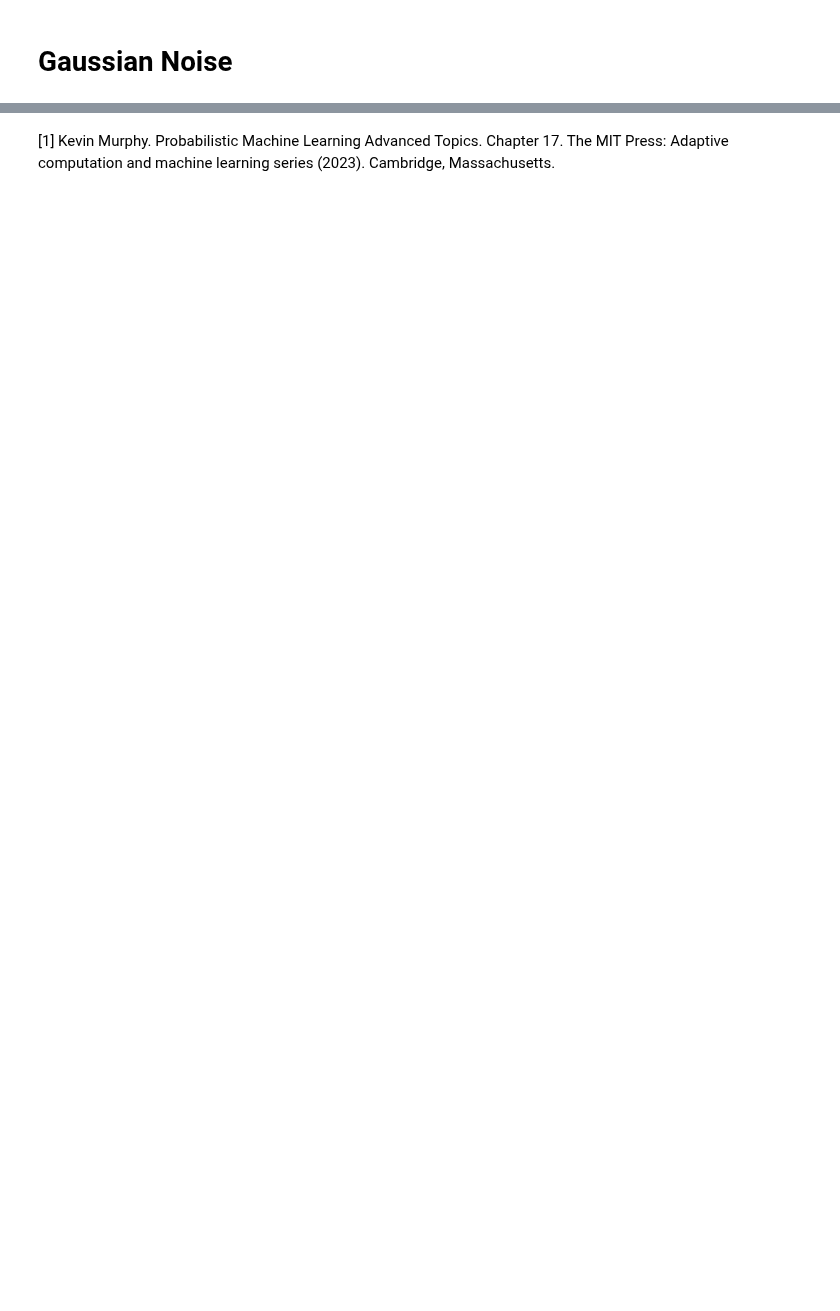
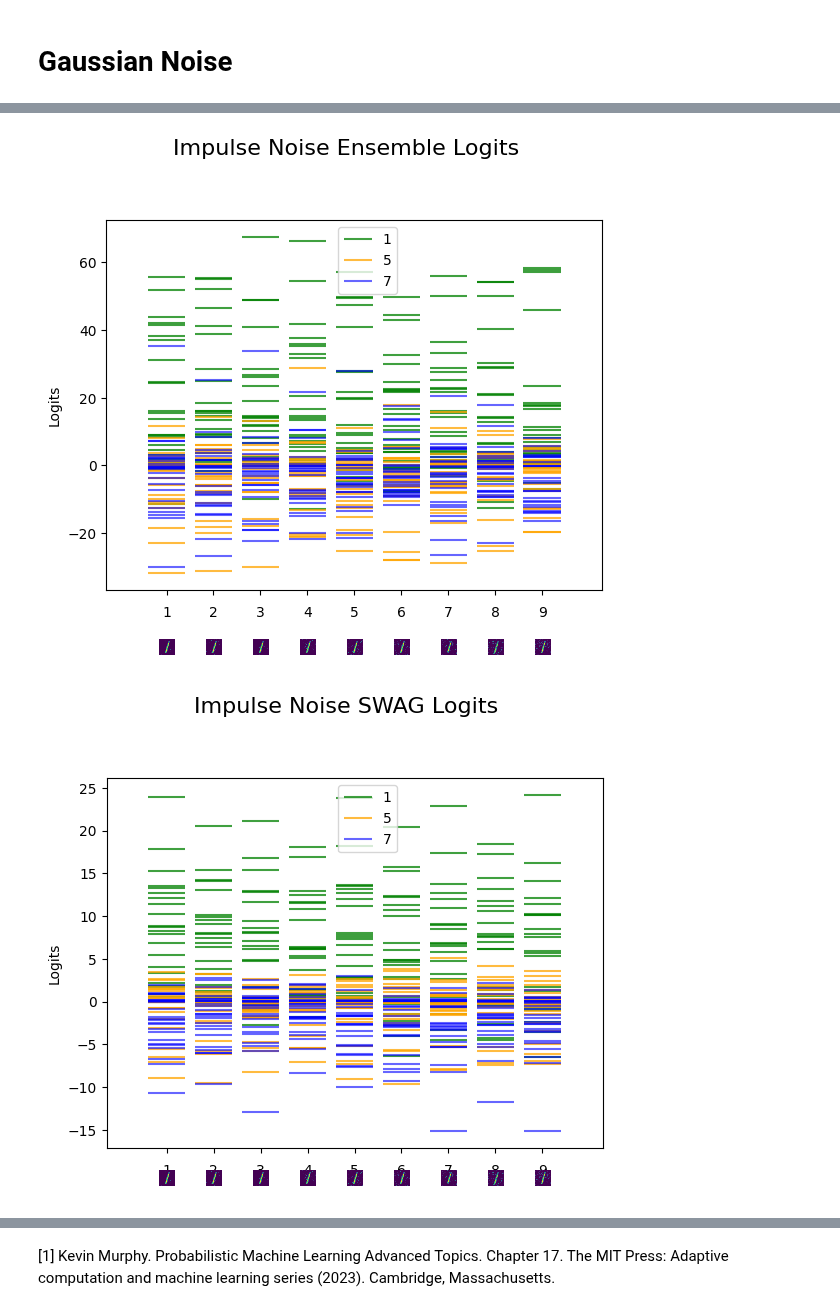
Before and after one commit to lbai-lab/push, a Jupyter notebook: docs/source/tutorials/02_Uncertainty_Quantification/augmentation.ipynb, the cells around one changed output, grey strips where cells are left out. Drawn from its saved outputs; the diff is of its cells as text; code cells hidden in the pictures; blank space fills up the shorter version.

```diff
--- a/docs/source/tutorials/02_Uncertainty_Quantification/augmentation.ipynb
+++ b/docs/source/tutorials/02_Uncertainty_Quantification/augmentation.ipynb
@@ -306,15 +273,0 @@ for variance in variances:
-# %%
-from matplotlib.offsetbox import OffsetImage, AnnotationBbox
-
-noisy_ensemble_outputs = []
-noisy_swag_outputs = []
-noisy_svgd_outputs = []
-for loader in noisy_loaders:
-    noisy_ensemble_outputs.append(ensemble.posterior_pred(loader, f_reg=False, mode=["mode","logits","prob"]))
-    noisy_swag_outputs.append(swag.posterior_pred(loader, f_reg=False, mode=["mode","logits","prob"]))
-    noisy_svgd_outputs.append(svgd.posterior_pred(loader, f_reg=False, mode=["mode","logits","prob"]))
-
-def get_mode(output, mode):
-    return output[mode]
-
-# Display rotated images
@@ -323,9 +418,9 @@ def get_mode(output, mode):
 idx_image_to_display = 0
 imgs = []
 lbls = []
-for dataset in noisy_datasets:
-    noisy_loader_small = DataLoader(dataset, batch_size=512, shuffle=False)
-    for images, labels in noisy_loader_small:
+for dataset in gaussian_datasets:
+    gaussian_loader_small = DataLoader(dataset, batch_size=512, shuffle=False)
+    for images, labels in gaussian_loader_small:
         imgs.append(images[idx_image_to_display])
         lbls.append(labels[idx_image_to_display])
         break
@@ -363,0 +458,22 @@ Error:
+# %%
+# num_images_to_display =
+idx_image_to_display = 0
+imgs = []
+lbls = []
+for dataset in impulse_datasets:
+    impulse_loader_small = DataLoader(dataset, batch_size=512, shuffle=False)
+    for images, labels in impulse_loader_small:
+        imgs.append(images[idx_image_to_display])
+        lbls.append(labels[idx_image_to_display])
+        break
+
+plot_logits(impulse_ensemble_outputs, "Impulse Noise Ensemble Logits", idx_image_to_display)
+plot_logits(impulse_swag_outputs, "Impulse Noise SWAG Logits", idx_image_to_display)
+plot_logits(impulse_svgd_outputs, "Impulse Noise SVGD Logits", idx_image_to_display)
+
+plot_probability(impulse_ensemble_outputs, "Impulse Noise Ensemble Probability", idx_image_to_display)
+plot_probability(impulse_swag_outputs, "Impulse Noise SWAG Probability", idx_image_to_display)
+plot_probability(impulse_svgd_outputs, "Impulse Noise SVGD Probability", idx_image_to_display)
+# %% [output]
+[figure, added]
+[figure, added]
```
Also changed, not shown: parts of 11 cells of this notebook, 2 other files.
